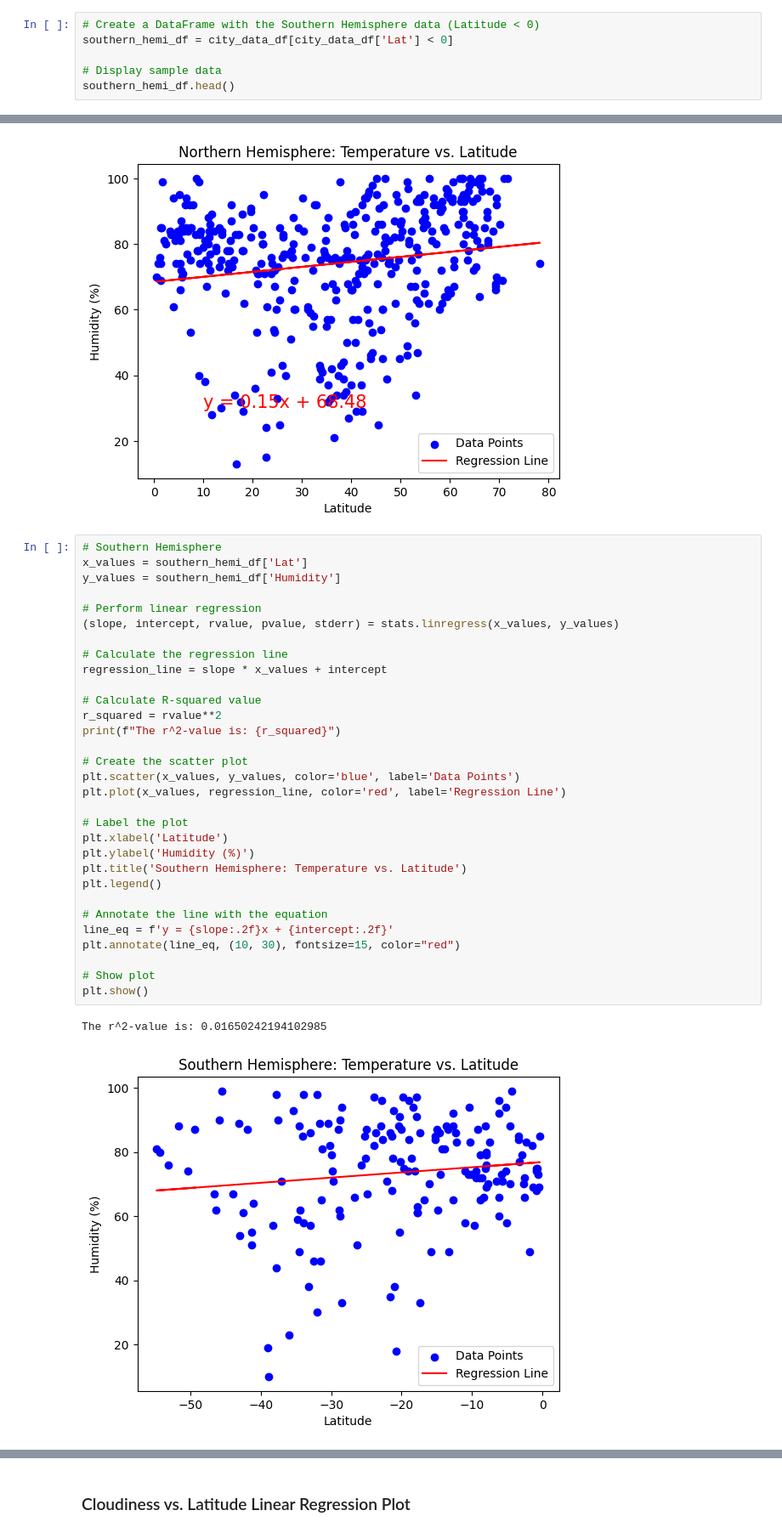
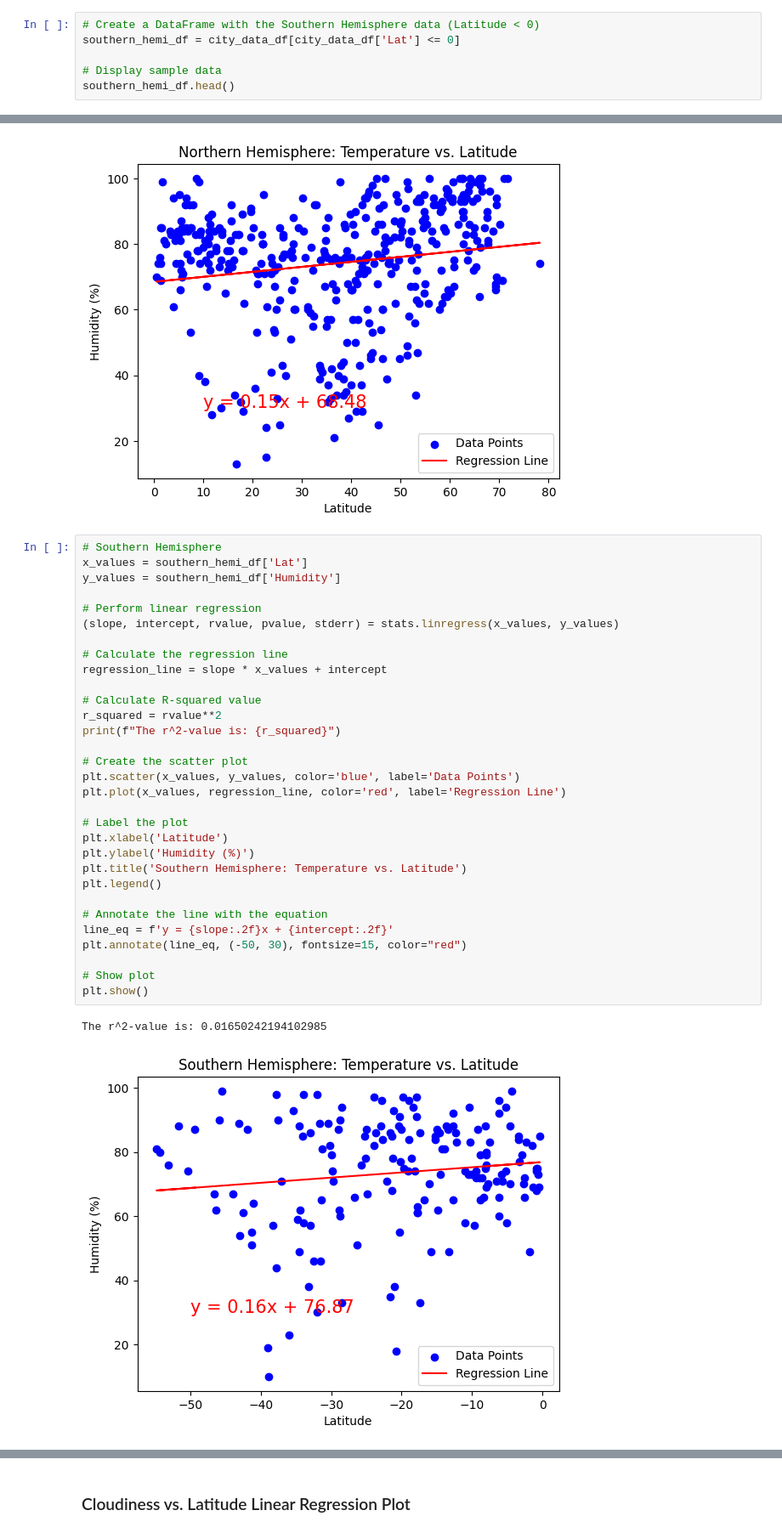
Before and after one commit to ngrief/python-api-challenge, a Jupyter notebook: WeatherPy_updated.ipynb, the cells around one changed output, grey strips where cells are left out. Shown at 85% size. Cells and saved outputs as stored; diff of their text form.

```diff
--- a/WeatherPy_updated.ipynb
+++ b/WeatherPy_updated.ipynb
@@ -342,7 +342,7 @@ northern_hemi_df.head()
 | 8 | kenai | 60.5544 | -151.2583 | 0.64 | 99 | 100 | 0.00 | US | 2024-11-03 17:59:47 |
 # %%
 # Create a DataFrame with the Southern Hemisphere data (Latitude < 0)
-southern_hemi_df = city_data_df[city_data_df['Lat'] < 0]
+southern_hemi_df = city_data_df[city_data_df['Lat'] <= 0]
 
 # Display sample data
 southern_hemi_df.head()
@@ -469,33 +469,33 @@ The r^2-value is: 0.027055011554772617
 x_values = southern_hemi_df['Lat']
 y_values = southern_hemi_df['Humidity']
 
 # Perform linear regression
 (slope, intercept, rvalue, pvalue, stderr) = stats.linregress(x_values, y_values)
 
 # Calculate the regression line
 regression_line = slope * x_values + intercept
 
 # Calculate R-squared value
 r_squared = rvalue**2
 print(f"The r^2-value is: {r_squared}")
 
 # Create the scatter plot
 plt.scatter(x_values, y_values, color='blue', label='Data Points')
 plt.plot(x_values, regression_line, color='red', label='Regression Line')
 
 # Label the plot
 plt.xlabel('Latitude')
 plt.ylabel('Humidity (%)')
 plt.title('Southern Hemisphere: Temperature vs. Latitude')
 plt.legend()
 
 # Annotate the line with the equation
 line_eq = f'y = {slope:.2f}x + {intercept:.2f}'
-plt.annotate(line_eq, (10, 30), fontsize=15, color="red")
+plt.annotate(line_eq, (-50, 30), fontsize=15, color="red")
 
 # Show plot
 plt.show()
 # %% [output]
 The r^2-value is: 0.01650242194102985
-[figure, old version]
+[figure, new version]
 # %% [markdown]
```
Also changed, not shown: parts of 13 cells of this notebook.
